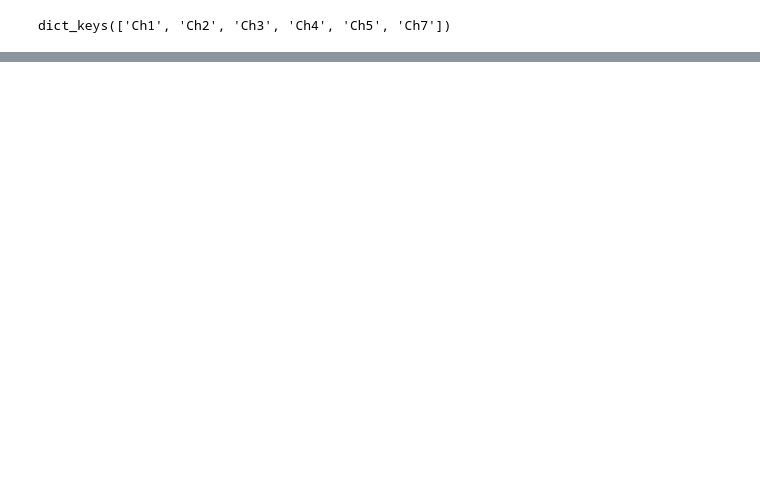
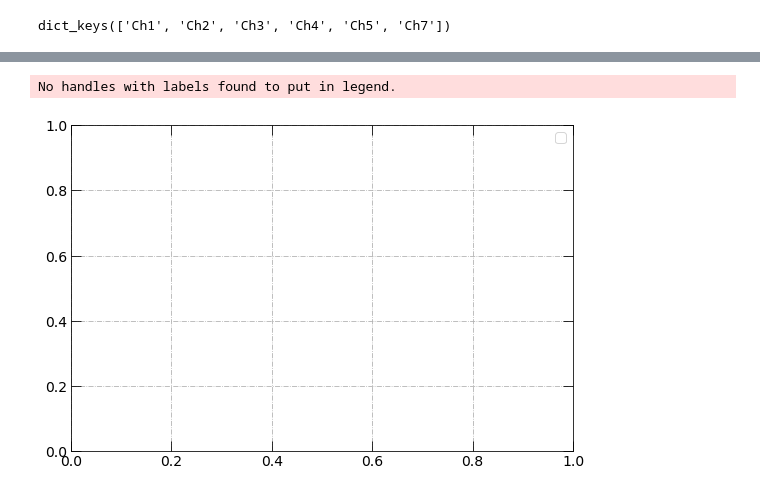
Before and after one commit to fdolek/pypuca, a Jupyter notebook: jupyter/eventSlect.ipynb, the cells around one changed output, grey strips where cells are left out. Drawn from its saved outputs; the diff is of its cells as text; code cells hidden in the pictures; blank space fills up the shorter version.

```diff
--- a/jupyter/eventSlect.ipynb
+++ b/jupyter/eventSlect.ipynb
@@ -150,0 +230,24 @@ for row in clean:
+# %%
+for key, value in dict_s.items():
+    b, a = signal.butter(3, 0.05)
+
+    zi = signal.lfilter_zi(b, a)
+    z, _ = signal.lfilter(b, a, value, zi=zi*data[0])
+    z2, _ = signal.lfilter(b, a, z, zi=zi*z[0])
+    z3, _ = signal.lfilter(b, a, z2, zi=zi*z[0])
+    z4, _ = signal.lfilter(b, a, z3, zi=zi*z[0])
+    y = signal.filtfilt(b, a, value)
+
+    xtime=range(1, len(z) + 1),
+    plt.plot(z, label=key, linewidth=2)
+#plt.title('RUN_'+str(os.path.splitext(filename)[0]))
+plt.grid(True)
+plt.legend()
+#plt.yscale('log')
+#plt.ylim(1,100)
+
+plot_path = os.path.abspath('run_filt')
+plt.show()
+# %% [output]
+No handles with labels found to put in legend.
+[figure, added]
```
Also changed, not shown: parts of 10 cells of this notebook, 12 other files.
